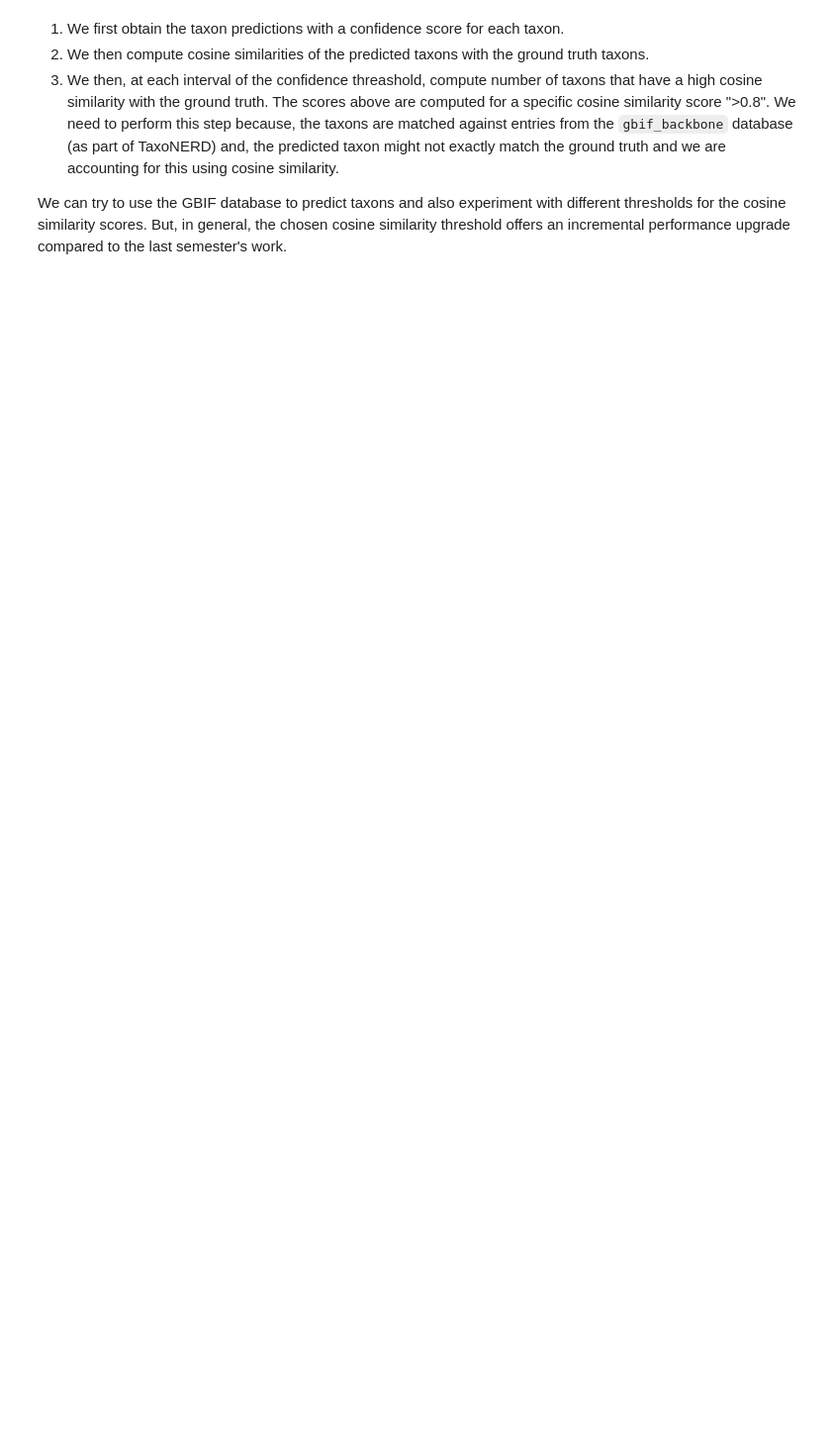
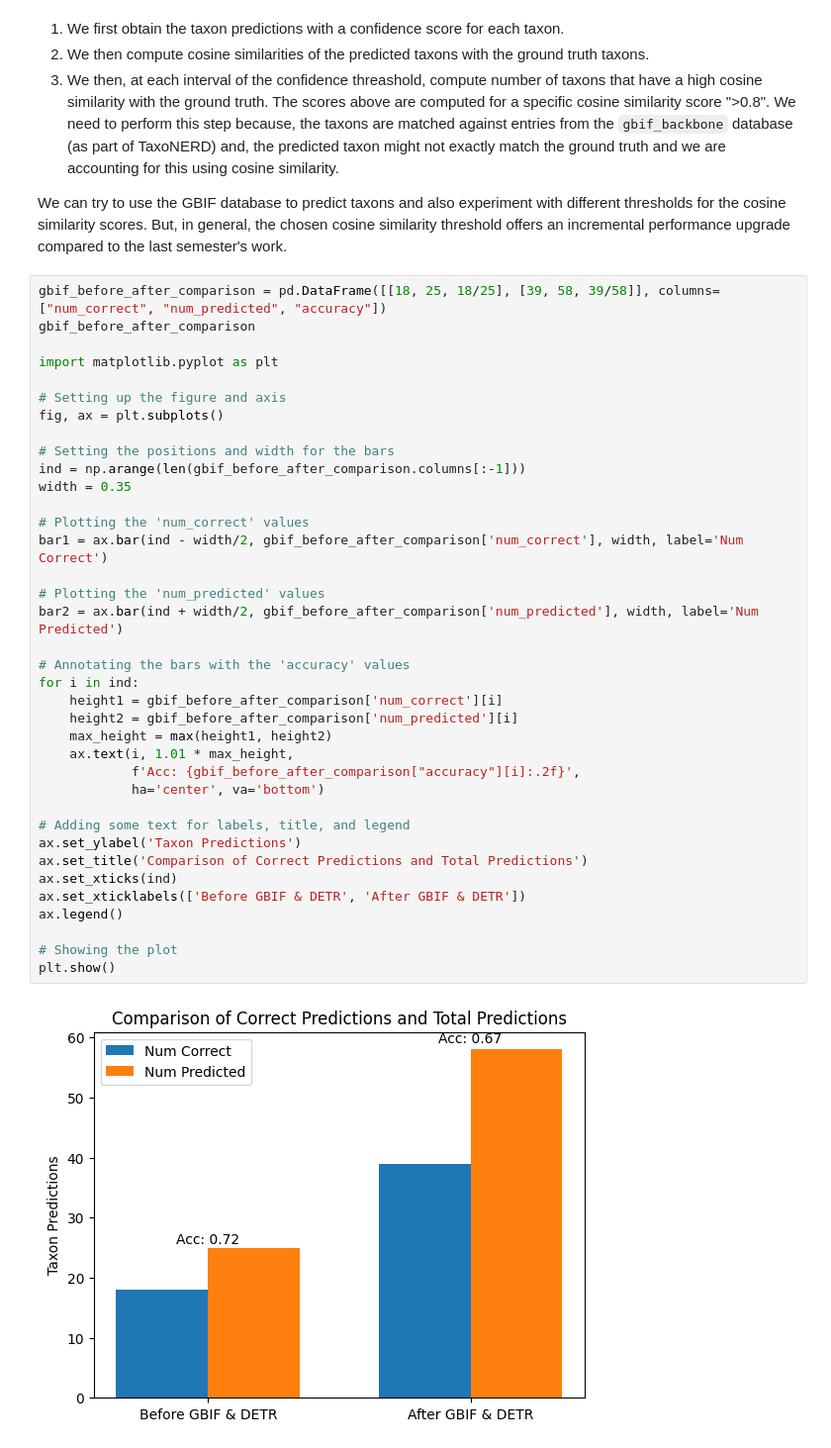
Before and after one commit to BU-Spark/ml-herbarium, a Jupyter notebook: trocr/trocr_with_detr_label_extraction.ipynb, the cells around one changed output. Shown at 99% size. Drawn from its saved outputs; the diff is of its cells as text; blank space fills up the shorter version.

```diff
--- a/trocr/trocr_with_detr_label_extraction.ipynb
+++ b/trocr/trocr_with_detr_label_extraction.ipynb
@@ -511,3 +573,42 @@ display(final_taxon_prediction)
 3. We then, at each interval of the confidence threashold, compute number of taxons that have a high cosine similarity with the ground truth. The scores above are computed for a specific cosine similarity score ">0.8". We need to perform this step because, the taxons are matched against entries from the `gbif_backbone` database (as part of TaxoNERD) and, the predicted taxon might not exactly match the ground truth and we are accounting for this using cosine similarity.
 
 We can try to use the GBIF database to predict taxons and also experiment with different thresholds for the cosine similarity scores. But, in general, the chosen cosine similarity threshold offers an incremental performance upgrade compared to the last semester's work.
+# %%
+gbif_before_after_comparison = pd.DataFrame([[18, 25, 18/25], [39, 58, 39/58]], columns=["num_correct", "num_predicted", "accuracy"])
+gbif_before_after_comparison
+
+import matplotlib.pyplot as plt
+
+# Setting up the figure and axis
+fig, ax = plt.subplots()
+
+# Setting the positions and width for the bars
+ind = np.arange(len(gbif_before_after_comparison.columns[:-1]))
+width = 0.35
+
+# Plotting the 'num_correct' values
+bar1 = ax.bar(ind - width/2, gbif_before_after_comparison['num_correct'], width, label='Num Correct')
+
+# Plotting the 'num_predicted' values
+bar2 = ax.bar(ind + width/2, gbif_before_after_comparison['num_predicted'], width, label='Num Predicted')
+
+# Annotating the bars with the 'accuracy' values
+for i in ind:
+    height1 = gbif_before_after_comparison['num_correct'][i]
+    height2 = gbif_before_after_comparison['num_predicted'][i]
+    max_height = max(height1, height2)
+    ax.text(i, 1.01 * max_height,
+            f'Acc: {gbif_before_after_comparison["accuracy"][i]:.2f}',
+            ha='center', va='bottom')
+
+# Adding some text for labels, title, and legend
+ax.set_ylabel('Taxon Predictions')
+ax.set_title('Comparison of Correct Predictions and Total Predictions')
+ax.set_xticks(ind)
+ax.set_xticklabels(['Before GBIF & DETR', 'After GBIF & DETR'])
+ax.legend()
+
+# Showing the plot
+plt.show()
+# %% [output]
+[figure, added]
```
Also changed, not shown: parts of 18 cells of this notebook, 3 other files.
